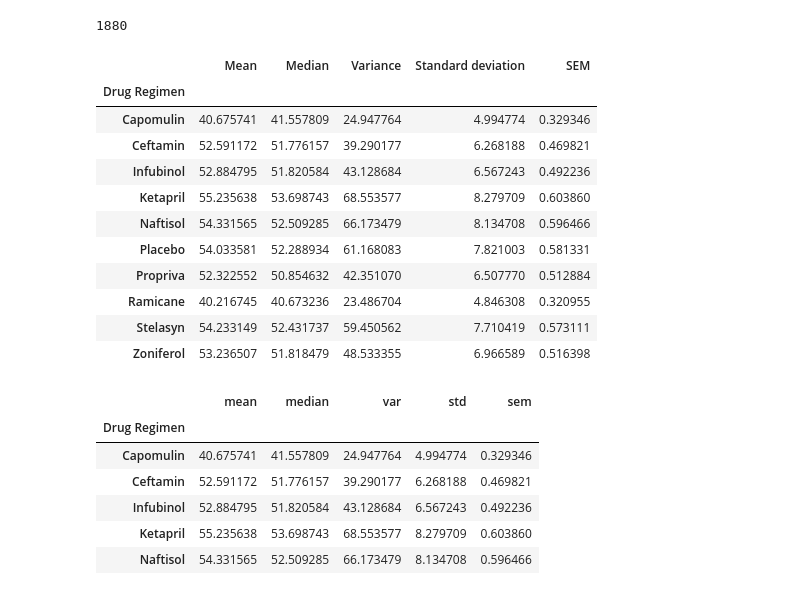
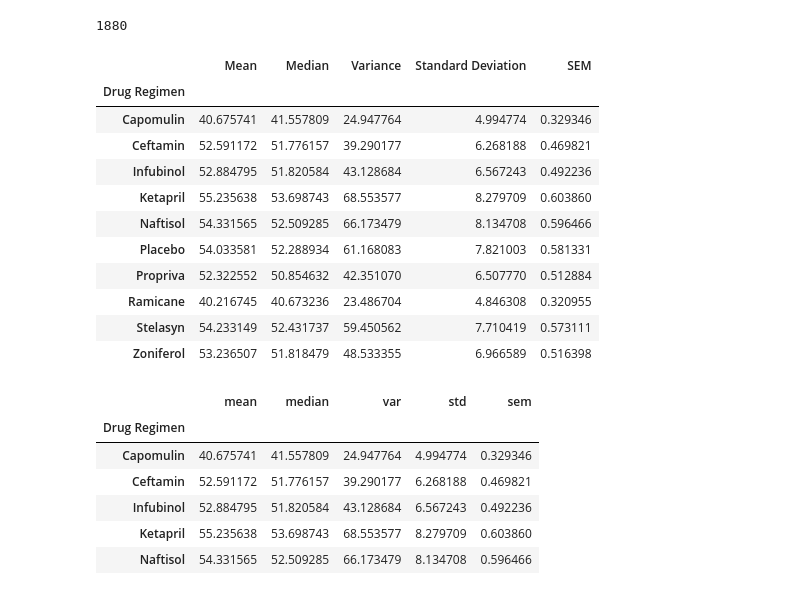
Before and after one commit to gucaselo/matplotlib, a Jupyter notebook: Pymaceuticals/Pymaceuticals.ipynb, the cells around one changed output. Saved outputs shown, nothing was run; the diff lists cells and outputs as text; code cells hidden in the pictures.

```diff
--- a/Pymaceuticals/Pymaceuticals.ipynb
+++ b/Pymaceuticals/Pymaceuticals.ipynb
@@ -54,30 +54,30 @@ clean_merge['Timepoint'].count() #Count Timestamp without duplicates
 # %%
 #Grouped data by Drug Regimen
 group_stats = merge_df.groupby(['Drug Regimen'])
 
 #Summary statistics for each drug regimen
 general_stats = group_stats.describe()
 
 #Median of the Tumor Volume for each Drug Regimen
 median_stats = group_stats.median()
 
 #Variance of the Tumor Volume for each Drug Regimen
 variance_stats = group_stats.var()
 
 #SEM of the Tumor Volume for each Drug Regimen
 sem_stats = group_stats.sem()
 
 #Created a Summary Statistics Data Frame
 sem_stats_df = pd.DataFrame({'Mean':general_stats['Tumor Volume (mm3)']['mean'],
                              'Median':median_stats['Tumor Volume (mm3)'],
                              'Variance':variance_stats['Tumor Volume (mm3)'],
-                             'Standard deviation':general_stats['Tumor Volume (mm3)']['std'],
+                             'Standard Deviation':general_stats['Tumor Volume (mm3)']['std'],
                              'SEM':sem_stats['Tumor Volume (mm3)']
                                     })
 
 left_align(sem_stats_df.head(10))
 # %% [output]
-|  | Mean | Median | Variance | Standard deviation | SEM |
+|  | Mean | Median | Variance | Standard Deviation | SEM |
 | Drug Regimen |  |  |  |  |  |
 | Capomulin | 40.675741 | 41.557809 | 24.947764 | 4.994774 | 0.329346 |
 | Ceftamin | 52.591172 | 51.776157 | 39.290177 | 6.268188 | 0.469821 |
```
Also changed, not shown: parts of 4 cells of this notebook.
